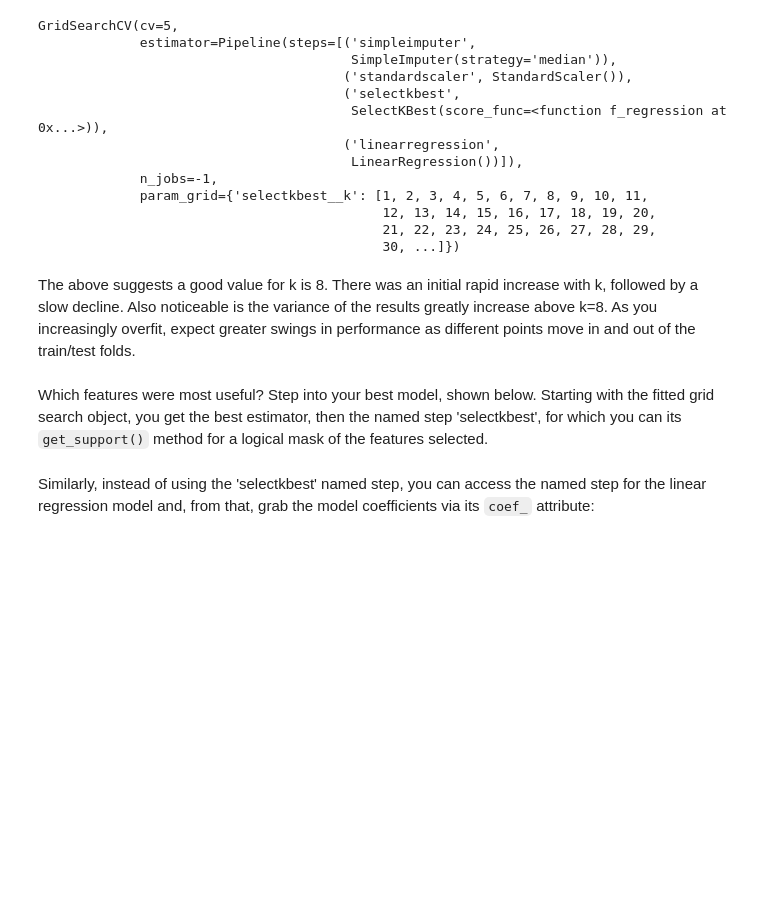
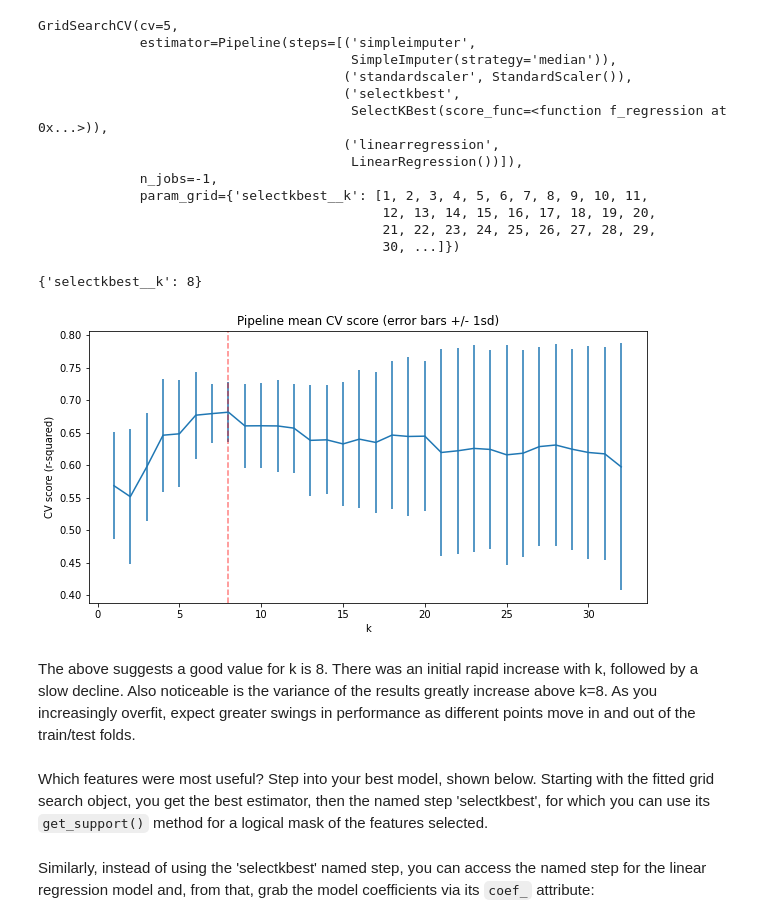
Before and after one commit to kstoudt/DataScienceGuidedCapstone, a Jupyter notebook: Notebooks/04_preprocessing_and_training.ipynb, the cells around one changed output. Drawn from its saved outputs; the diff is of its cells as text; code cells hidden in the pictures; blank space fills up the shorter version.

Commit message:
04_preprocessing_and_training finished code
summary to-come

```diff
--- a/Notebooks/04_preprocessing_and_training.ipynb
+++ b/Notebooks/04_preprocessing_and_training.ipynb
@@ -208,5 +248,5 @@ train_mean
 #Hint, call its `.fit()` method with `X_train` and `y_train` as arguments
 #Then print the object's `constant_` attribute and verify it's the same as the mean above
 dumb_reg = DummyRegressor(strategy='mean')
-dumb_reg.___(___, ___)
-dumb_reg.___
+dumb_reg.fit(X_train, y_train)
+dumb_reg.constant_
@@ -602,4 +666,4 @@ Here, a single call to the pipeline's `fit()` method combines the steps of learn
 # %%
 #Code task 15#
 #Call the pipe's `fit()` method with `X_train` and `y_train` as arguments
-pipe.___(___, ___)
+pipe.fit(X_train, y_train)
@@ -658,7 +726,7 @@ Redefine your pipeline to include this feature selection step:
 pipe = make_pipeline(
     SimpleImputer(strategy='median'),
     StandardScaler(),
-    ___(___),
+    SelectKBest(f_regression),
     LinearRegression()
 )
 # %% [markdown]
@@ -694,7 +762,7 @@ This has made things worse! Clearly selecting a subset of features has an impact
 pipe15 = make_pipeline(
     SimpleImputer(strategy='median'),
     StandardScaler(),
-    ___(___, k=___),
+    SelectKBest(f_regression, k=15),
     LinearRegression()
 )
 # %% [markdown]
@@ -798,21 +868,25 @@ cv_k = [k for k in lr_grid_cv.cv_results_['param_selectkbest__k']]
 # %%
 #Code task 19#
 #Print the `best_params_` attribute of `lr_grid_cv`
-lr_grid_cv.___
+lr_grid_cv.best_params_
+# %% [output]
+{'selectkbest__k': 8}
 # %%
 #Code task 20#
 #Assign the value of k from the above dict of `best_params_` and assign it to `best_k`
-___ = lr_grid_cv.___['selectkbest__k']
+best_k = lr_grid_cv.best_params_['selectkbest__k']
 plt.subplots(figsize=(10, 5))
 plt.errorbar(cv_k, score_mean, yerr=score_std)
 plt.axvline(x=best_k, c='r', ls='--', alpha=.5)
 plt.xlabel('k')
 plt.ylabel('CV score (r-squared)')
 plt.title('Pipeline mean CV score (error bars +/- 1sd)');
+# %% [output]
+[figure, added]
 # %% [markdown]
 The above suggests a good value for k is 8. There was an initial rapid increase with k, followed by a slow decline. Also noticeable is the variance of the results greatly increase above k=8. As you increasingly overfit, expect greater swings in performance as different points move in and out of the train/test folds.
 # %% [markdown]
-Which features were most useful? Step into your best model, shown below. Starting with the fitted grid search object, you get the best estimator, then the named step 'selectkbest', for which you can its `get_support()` method for a logical mask of the features selected.
+Which features were most useful? Step into your best model, shown below. Starting with the fitted grid search object, you get the best estimator, then the named step 'selectkbest', for which you can use its `get_support()` method for a logical mask of the features selected.
 # %%
 selected = lr_grid_cv.best_estimator_.named_steps.selectkbest.get_support()
 # %% [markdown]
```
Also changed, not shown: parts of 47 cells of this notebook, 2 other files.
